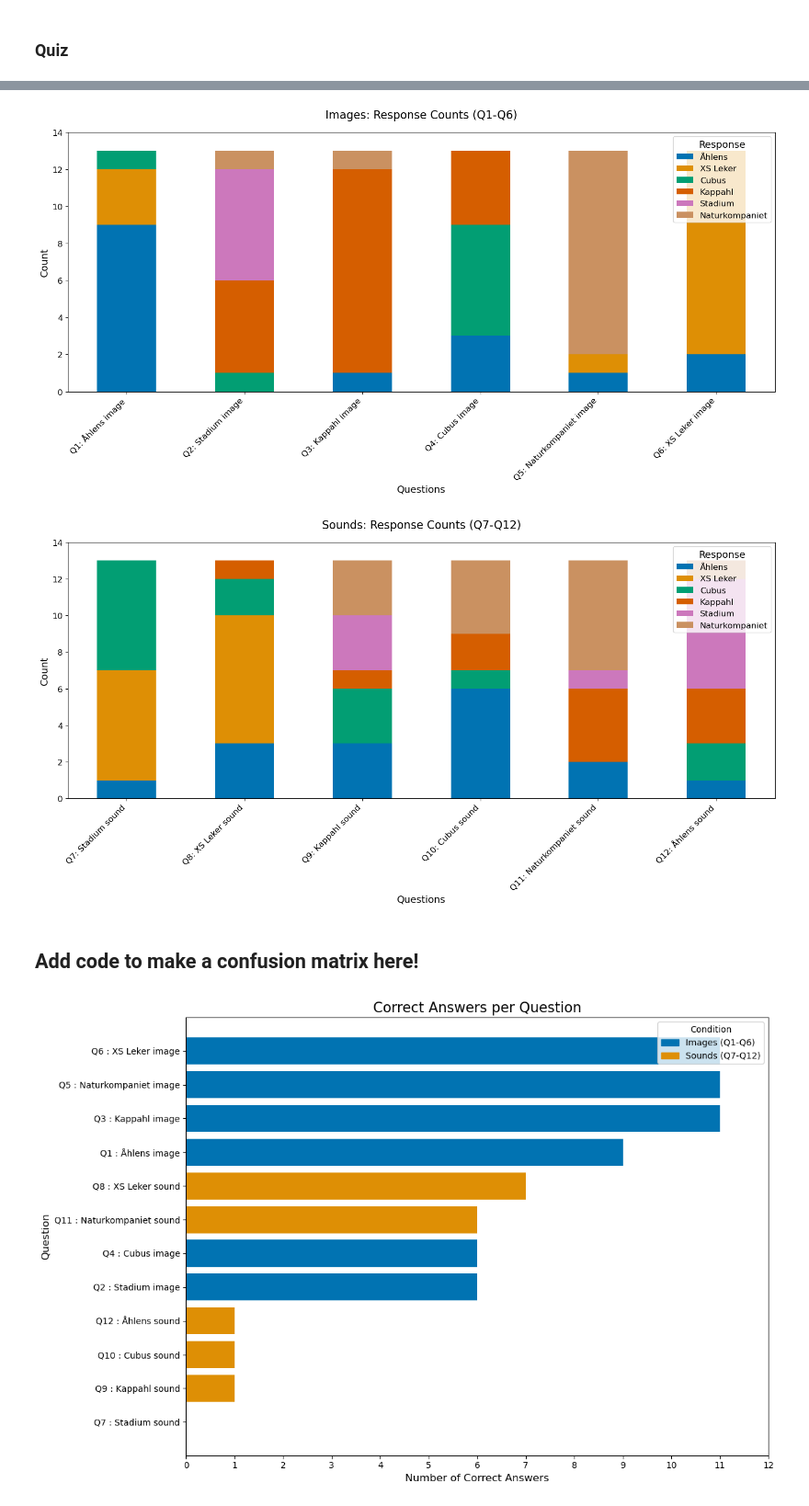
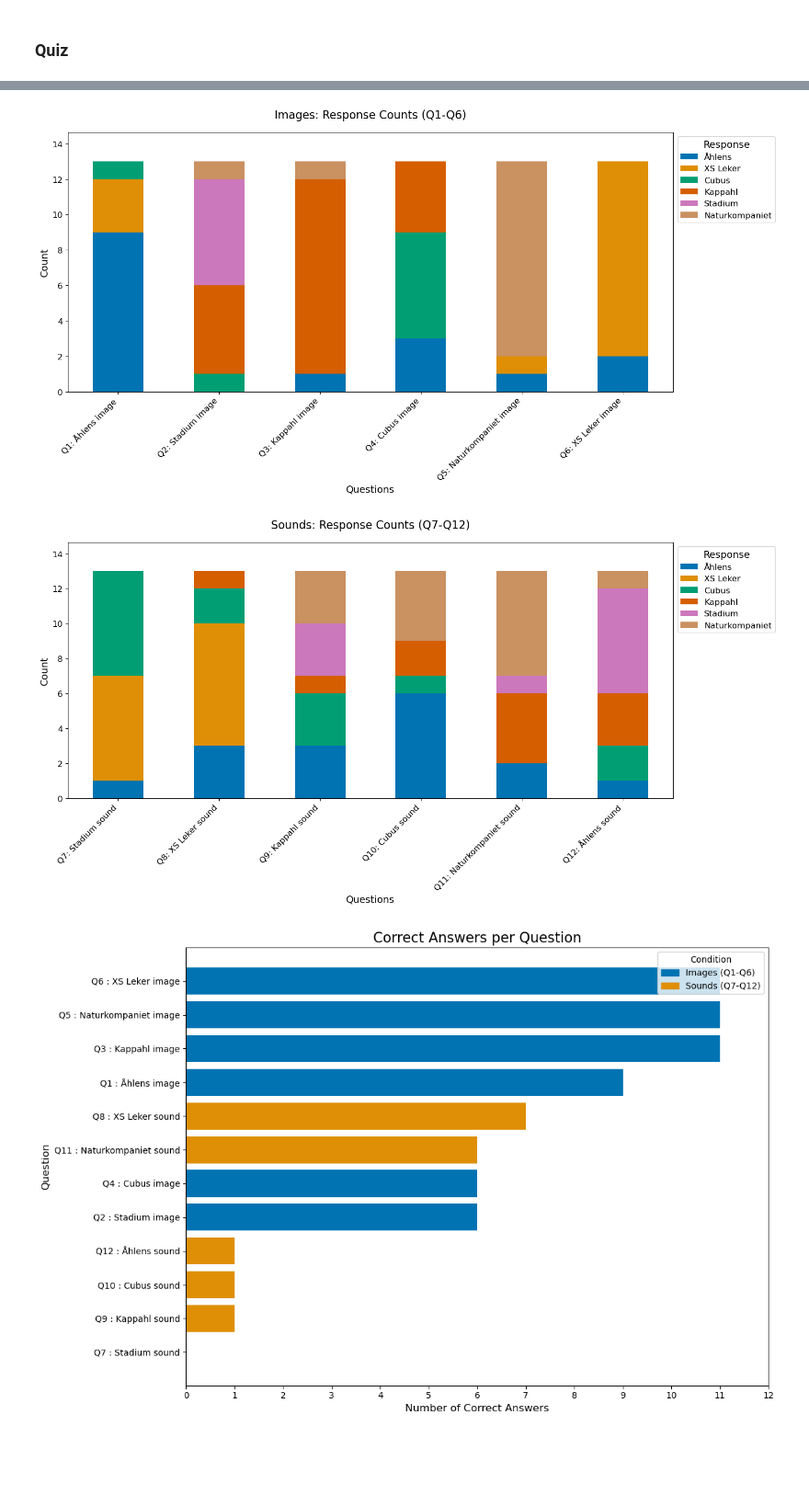
Before and after one commit to emmenru/Music-AI-workshop, a Jupyter notebook: AI-music-workshop.ipynb, the cells around one changed output, grey strips where cells are left out. Shown at 92% size. Cells and saved outputs as stored; diff of their text form; code cells hidden in the pictures; blank space fills up the shorter version.

```diff
--- a/AI-music-workshop.ipynb
+++ b/AI-music-workshop.ipynb
@@ -700,55 +701,11 @@ NameError: name 'correct_answers_dict' is not defined
 # %%
-def plot_stacked_bar(df_subset, title, label_dict=correct_answers_dict, output_dir='plots/quiz'):
-    # Create directory if it doesn't exist
-    if not os.path.exists(output_dir):
-        os.makedirs(output_dir)
+# Plot for images
+df_images = df_quiz[IMAGE_LIST]
+hf.plot_stacked_bar(df_images, 'Images: Response Counts (Q1-Q6)', color_map, unique_categories, correct_answers_dict)
 
-    # Create figure
-    fig, ax = plt.subplots(figsize=(15, 8))
-
-    # Calculate value counts for each question and fill NaNs with 0
-    response_counts = df_subset.apply(pd.Series.value_counts).fillna(0).T
-    response_counts = response_counts.reindex(columns=unique_categories, fill_value=0)
-
-    # Create plot
-    response_counts.plot(kind='bar', stacked=True, ax=ax, color=color_map.values())
-
-    # Set title with larger font
-    plt.title(title, fontsize=16, pad=20)
-
-    # Set axis labels with larger font
-    plt.xlabel("Questions", fontsize=14)
-    plt.ylabel("Count", fontsize=14)
-
-    # Set x-axis labels combining question number and description
-    x_labels = [f"{col}: {label_dict[col]}" for col in df_subset.columns]
-    ax.set_xticklabels(x_labels, rotation=45, ha='right', fontsize=12)  # Increased tick label size
-
-    # Increase y-axis tick label size
-    ax.tick_params(axis='y', labelsize=12)
-
-    plt.ylim(0, response_counts.sum(axis=1).max() + 1)  # Set y-axis limit
-    plt.gca().yaxis.set_major_locator(plt.MaxNLocator(integer=True))  # Only show integer ticks
-
-    # Set legend with larger font
-    plt.legend(title="Response", loc='upper right', fontsize=12)  # Increase legend text size
-    ax.get_legend().set_title("Response", prop={'size': 14})  # Increase legend title size
-
-    # Adjust layout and save
-    plt.tight_layout()
-    filename = f"{output_dir}/stacked_{title.lower().replace(' ', '_').replace(':', '')}.png"
-    plt.savefig(filename, dpi=300, bbox_inches='tight')
-
-    plt.show()
-    plt.close()
-
-# Plot Q1-Q6
-df_images = df_quiz[IMAGE_LIST]
-plot_stacked_bar(df_images, "Images: Response Counts (Q1-Q6)")
-
-# Plot Q7-Q12
+# Plot for sounds
 df_sounds = df_quiz[SOUND_LIST]
-plot_stacked_bar(df_sounds, "Sounds: Response Counts (Q7-Q12)")
+hf.plot_stacked_bar(df_sounds, 'Sounds: Response Counts (Q7-Q12)', color_map, unique_categories, correct_answers_dict)
 # %% [output]
-[figure, old version]
+[figure, new version]
-[figure, old version]
+[figure, new version]
@@ -757,3 +712 @@ df_sounds
-# %% [markdown]
-## Add code to make a confusion matrix here!
 # %%
```
Also changed, not shown: parts of 4 cells of this notebook, 3 other files.
